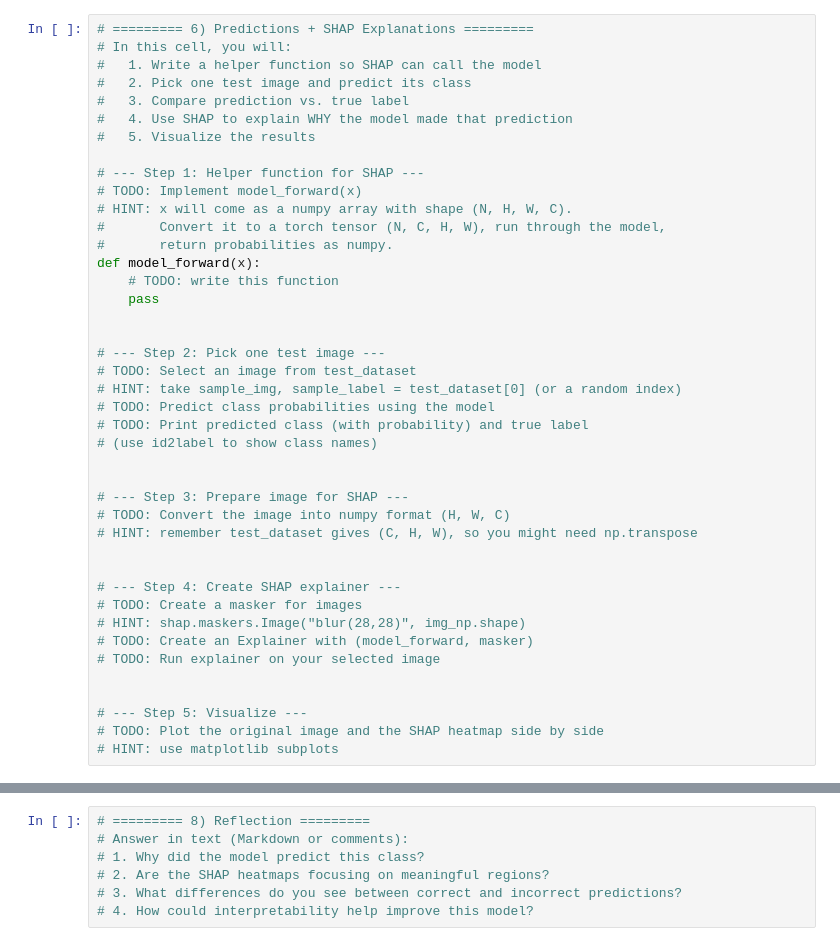
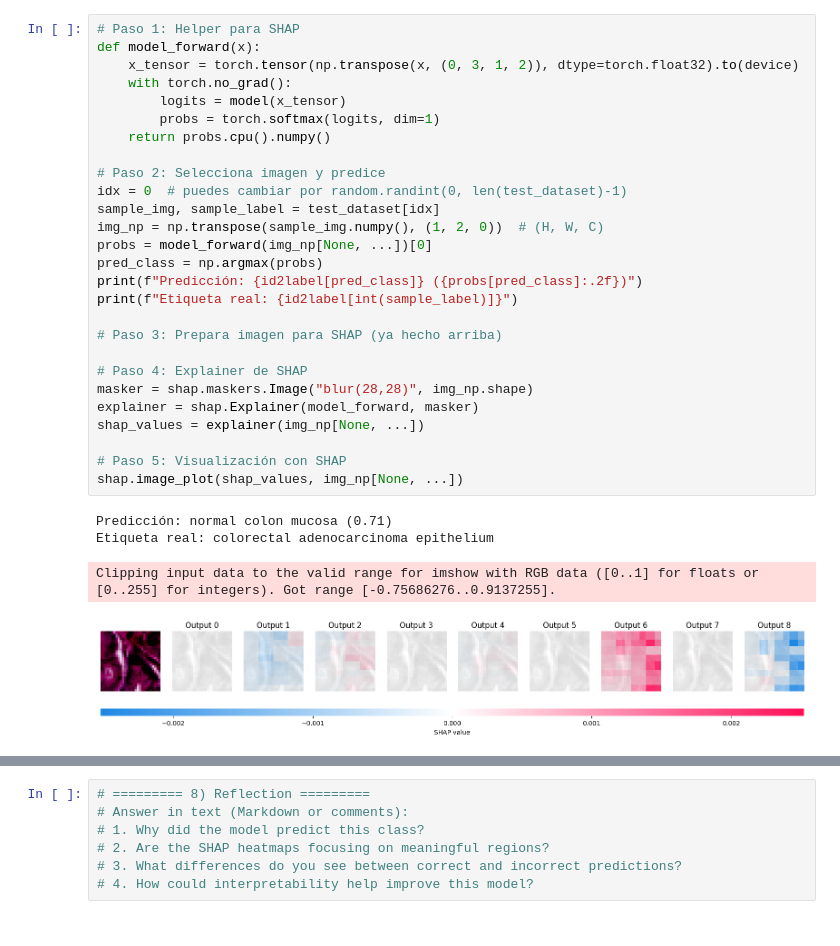
Before and after one commit to jazurdia/labShap, a Jupyter notebook: lab3.ipynb, the cells around one changed output, grey strips where cells are left out. Drawn from its saved outputs; the diff is of its cells as text.

```diff
--- a/lab3.ipynb
+++ b/lab3.ipynb
@@ -82,43 +98,33 @@ print("Pretrained model loaded successfully!")
 # %%
-# ========= 6) Predictions + SHAP Explanations =========
-# In this cell, you will:
-#   1. Write a helper function so SHAP can call the model
-#   2. Pick one test image and predict its class
-#   3. Compare prediction vs. true label
-#   4. Use SHAP to explain WHY the model made that prediction
-#   5. Visualize the results
+# Paso 1: Helper para SHAP
+def model_forward(x):
+    x_tensor = torch.tensor(np.transpose(x, (0, 3, 1, 2)), dtype=torch.float32).to(device)
+    with torch.no_grad():
+        logits = model(x_tensor)
+        probs = torch.softmax(logits, dim=1)
+    return probs.cpu().numpy()
 
-# --- Step 1: Helper function for SHAP ---
-# TODO: Implement model_forward(x)
-# HINT: x will come as a numpy array with shape (N, H, W, C).
-#       Convert it to a torch tensor (N, C, H, W), run through the model,
-#       return probabilities as numpy.
-def model_forward(x):
-    # TODO: write this function
-    pass
+# Paso 2: Selecciona imagen y predice
+idx = 0  # puedes cambiar por random.randint(0, len(test_dataset)-1)
+sample_img, sample_label = test_dataset[idx]
+img_np = np.transpose(sample_img.numpy(), (1, 2, 0))  # (H, W, C)
+probs = model_forward(img_np[None, ...])[0]
+pred_class = np.argmax(probs)
+print(f"Predicción: {id2label[pred_class]} ({probs[pred_class]:.2f})")
+print(f"Etiqueta real: {id2label[int(sample_label)]}")
 
+# Paso 3: Prepara imagen para SHAP (ya hecho arriba)
 
-# --- Step 2: Pick one test image ---
-# TODO: Select an image from test_dataset
-# HINT: take sample_img, sample_label = test_dataset[0] (or a random index)
-# TODO: Predict class probabilities using the model
-# TODO: Print predicted class (with probability) and true label
-# (use id2label to show class names)
+# Paso 4: Explainer de SHAP
+masker = shap.maskers.Image("blur(28,28)", img_np.shape)
+explainer = shap.Explainer(model_forward, masker)
+shap_values = explainer(img_np[None, ...])
 
-
-# --- Step 3: Prepare image for SHAP ---
-# TODO: Convert the image into numpy format (H, W, C)
-# HINT: remember test_dataset gives (C, H, W), so you might need np.transpose
-
-
-# --- Step 4: Create SHAP explainer ---
-# TODO: Create a masker for images
-# HINT: shap.maskers.Image("blur(28,28)", img_np.shape)
-# TODO: Create an Explainer with (model_forward, masker)
-# TODO: Run explainer on your selected image
-
-
-# --- Step 5: Visualize ---
-# TODO: Plot the original image and the SHAP heatmap side by side
-# HINT: use matplotlib subplots
+# Paso 5: Visualización con SHAP
+shap.image_plot(shap_values, img_np[None, ...])
+# %% [output]
+Predicción: normal colon mucosa (0.71)
+Etiqueta real: colorectal adenocarcinoma epithelium
+Clipping input data to the valid range for imshow with RGB data ([0..1] for floats or [0..255] for integers). Got range [-0.75686276..0.9137255].
+[figure, added]
 # %%
```
Also changed, not shown: parts of 6 cells of this notebook.
